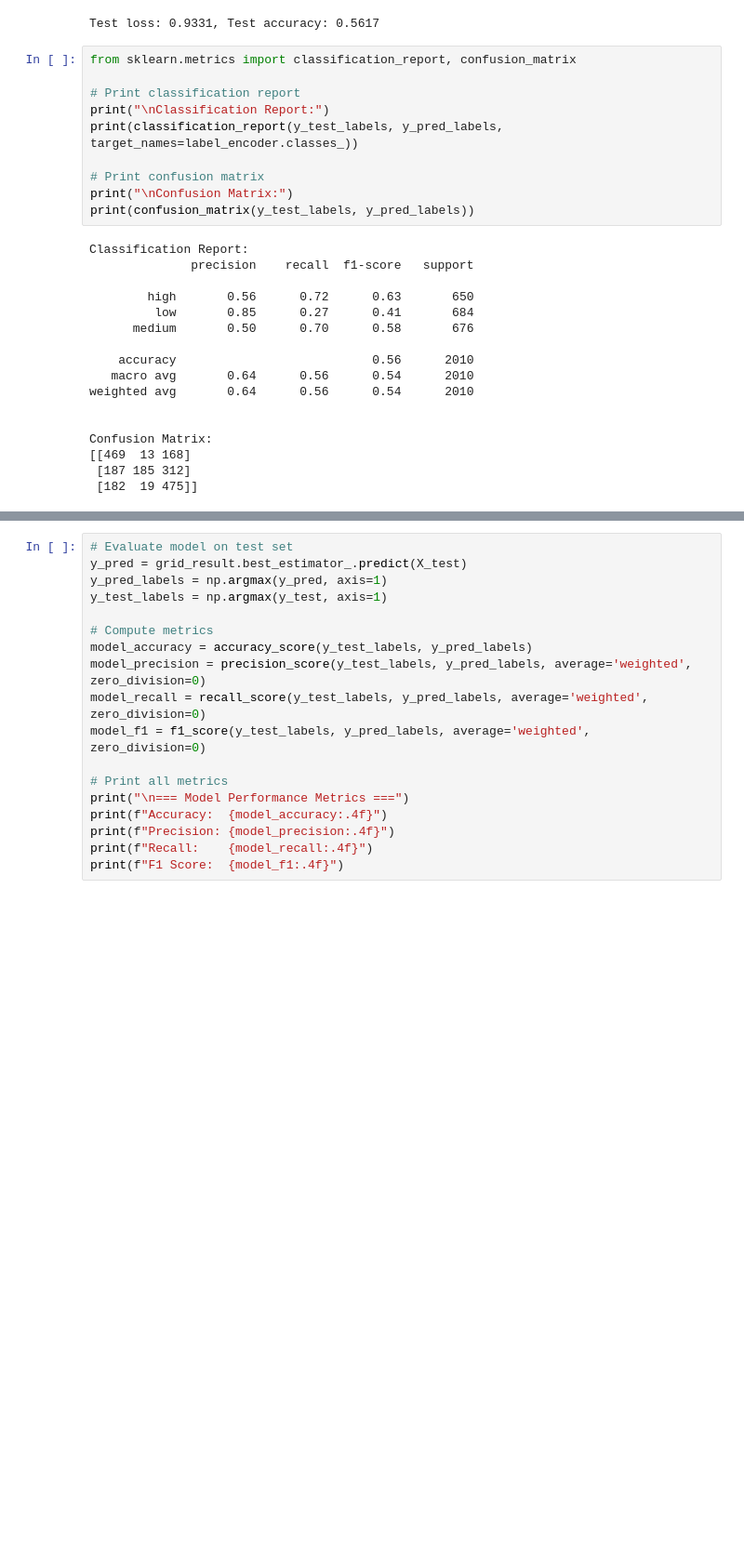
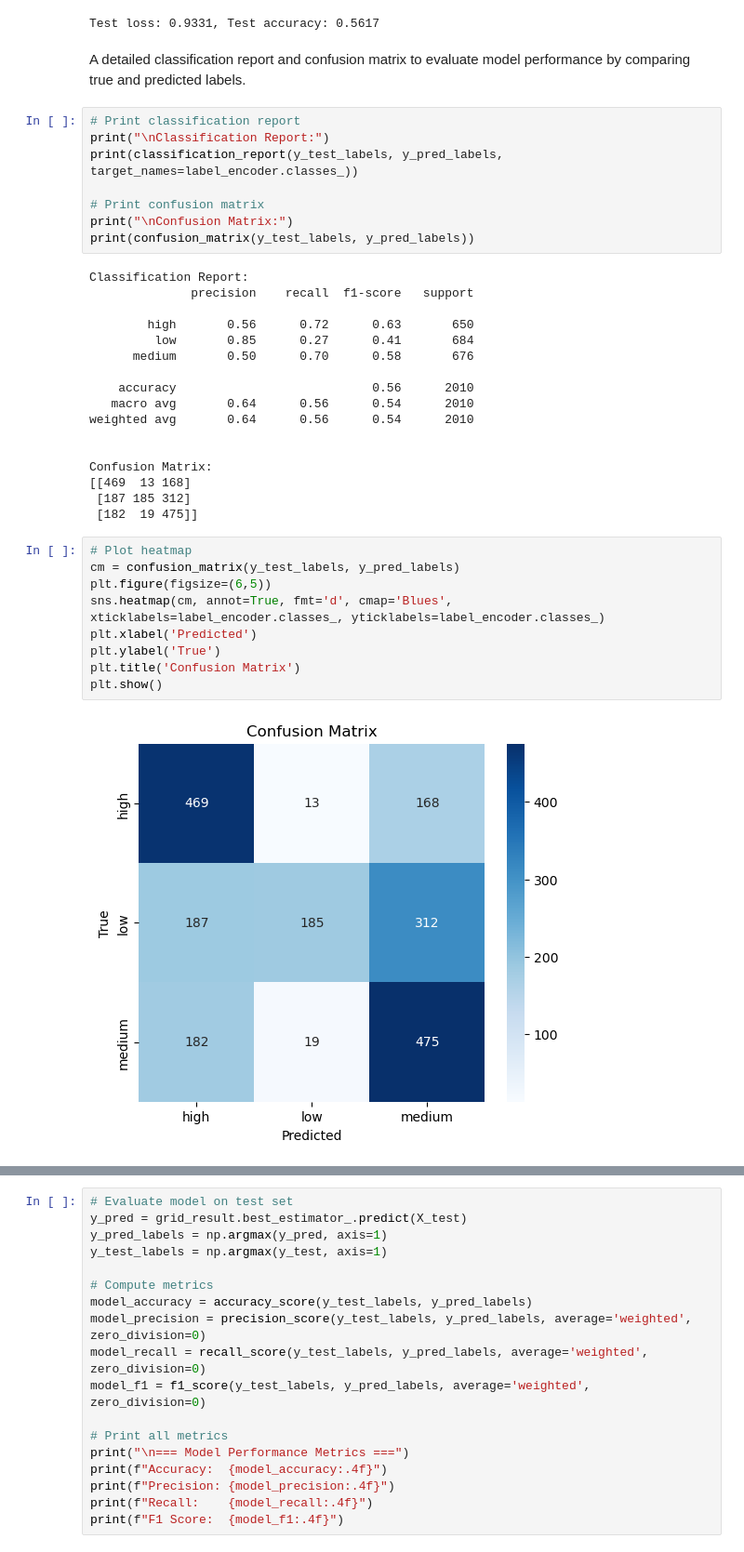
Before and after one commit to greeshmav11/DSW-Project, a Jupyter notebook: DLModel_CategoricalFeatures.ipynb, the cells around one changed output, grey strips where cells are left out. Shown at 93% size. Saved outputs shown, nothing was run; the diff lists cells and outputs as text; blank space fills up the shorter version.

```diff
--- a/DLModel_CategoricalFeatures.ipynb
+++ b/DLModel_CategoricalFeatures.ipynb
@@ -145,9 +161,9 @@ loss, accuracy = best_model.evaluate(X_test, y_test, verbose=0)
 print(f"Test loss: {loss:.4f}, Test accuracy: {accuracy:.4f}")
 # %% [output]
 Test loss: 0.9331, Test accuracy: 0.5617
+# %% [markdown]
+A detailed classification report and confusion matrix to evaluate model performance by comparing true and predicted labels.
 # %%
-from sklearn.metrics import classification_report, confusion_matrix
-
 # Print classification report
 print("\nClassification Report:")
 print(classification_report(y_test_labels, y_pred_labels, target_names=label_encoder.classes_))
@@ -172,3 +188,14 @@ Confusion Matrix:
 [[469  13 168]
  [187 185 312]
  [182  19 475]]
+# %%
+# Plot heatmap
+cm = confusion_matrix(y_test_labels, y_pred_labels)
+plt.figure(figsize=(6,5))
+sns.heatmap(cm, annot=True, fmt='d', cmap='Blues', xticklabels=label_encoder.classes_, yticklabels=label_encoder.classes_)
+plt.xlabel('Predicted')
+plt.ylabel('True')
+plt.title('Confusion Matrix')
+plt.show()
+# %% [output]
+[figure, added]
```
Also changed, not shown: parts of 20 cells of this notebook, 2 other files.
